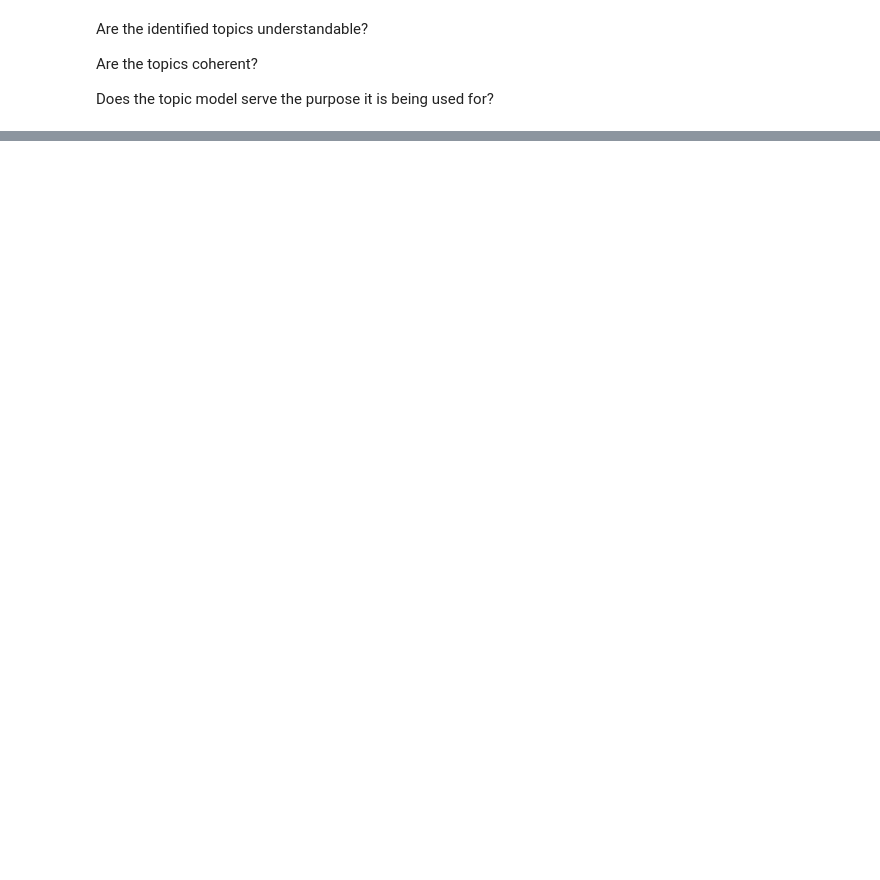
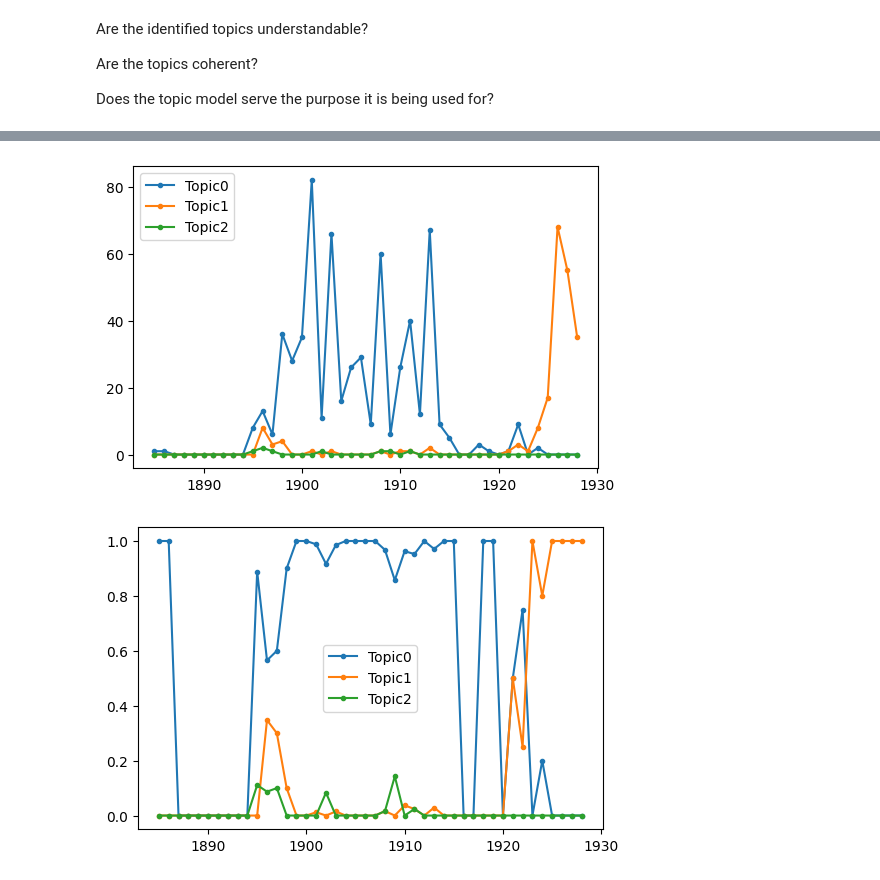
Before and after one commit to lykos273998/Svevo, a Jupyter notebook: topics.ipynb, the cells around one changed output, grey strips where cells are left out. Cells and saved outputs as stored; diff of their text form; code cells hidden in the pictures; blank space fills up the shorter version.

```diff
--- a/topics.ipynb
+++ b/topics.ipynb
@@ -103,8 +107,8 @@ Ferdinando Pasini              11
 Valéry Larbaud                 11
 Name: SR, dtype: int64
 # %%
-sender = corpus_for_tfidf['sender']
-recipient = corpus_for_tfidf['recipient']
+sender = ita_corpus_tfidf['sender']
+recipient = ita_corpus_tfidf['recipient']
 important_people = ['Livia Veneziani','Eugenio Montale','Paul Henri Michel','Valerio Jahier','Marieanne Crémieux Comnène','James Joyce','Giuseppe Prezzolini','Ferdinando Pasini','Valéry Larbaud']
 sr = []
 for i in range(len(sender)):
@@ -114,8 +118,8 @@ for i in range(len(sender)):
         sr.append(recipient[i])
     else:
         sr.append('OTHER')
-corpus_for_tfidf['SR'] = sr
-corpus_for_tfidf['SR'].value_counts()
+ita_corpus_tfidf['SR'] = sr
+ita_corpus_tfidf['SR'].value_counts()
 # %% [output]
 Livia Veneziani               608
 OTHER                          63
@@ -191,17 +196,18 @@ Calculating coherence scores for 2 topics
 # %%
-model_names = ['classical bow no pruning', 'classical bow pruned dictionary', 'tfidf', 'tfidf pruned']
-n_topics = [i for i in range(1,max_n_topics+1)]
-np.shape(coherency_scores)
-plt.figure(dpi=120)
-for i in range(4):
-    plt.plot(n_topics, coherency_scores[:,i], '.-', label = model_names[i])
+if take_measures:
+    model_names = ['classical bow no pruning', 'classical bow pruned dictionary', 'tfidf', 'tfidf pruned']
+    n_topics = [i for i in range(1,max_n_topics+1)]
+    np.shape(coherency_scores)
+    plt.figure(dpi=80, figsize = [10,8])
+    for i in range(4):
+        plt.plot(n_topics, coherency_scores[:,i], '.-', label = model_names[i])
 
-_ = plt.legend()
-_ = plt.show
+    _ = plt.legend()
+    _ = plt.show
 # %%
 lda_model = gensim.models.LdaMulticore(bow, num_topics=num_topics, id2word=dictionary, passes=10)
 # %%
-lda_model_tfidf = gensim.models.LdaMulticore(corpus_tfidf, num_topics=num_topics, id2word=dictionary_for_tfidf, passes=10)
+lda_model_tfidf = gensim.models.LdaMulticore(corpus_for_pruned_tfidf, num_topics=num_topics, id2word=pruned_dictionary_for_tfidf, passes=10)
 # %%
 key_words = extract_topic_keywords(lda_model, 20)
 
@@ -275,39 +362,42 @@ for i in range(len(key_words)):
 # %%
-scores = get_topic_scores(lda_model_tfidf, bow_for_tfidf)
+scores = get_topic_scores(lda_model_tfidf, bow_for_pruned_tfidf)
 letter_topics = list(map(np.argmax, scores))
-corpus_for_tfidf['topic_scores'] = scores
-corpus_for_tfidf['topic'] = letter_topics
+ita_corpus_tfidf['topic_scores'] = scores
+ita_corpus_tfidf['topic'] = letter_topics
 # %%
 topic_per_year = []
 for y in range(min_y,max_y+1):
     counts = [0 for i in range(num_topics)]
-    tpy = corpus_for_tfidf[corpus_for_tfidf['year'] == y]['topic']
+    tpy = ita_corpus_tfidf[ita_corpus_tfidf['year'] == y]['topic']
     for topic in tpy:
         counts[topic] += 1
     topic_per_year.append(counts)
 
 
 yy = [y for y in range(min_y,max_y+1)]
 topic_per_year = np.array(topic_per_year, dtype = float)
 plt.figure(dpi = 100)
 for topic in range(num_topics):
     plt.plot(yy, topic_per_year[:,topic], '.-', label = "Topic" + str(topic))
 plt.legend()
 plt.figure(dpi = 100)
 
 topic_per_year_norm = np.zeros_like(topic_per_year)
 
 for i in range(len(topic_per_year)):
     if np.sum(topic_per_year[i,:]) != 0:
 
         topic_per_year_norm[i,:] = topic_per_year[i,:]/np.sum(topic_per_year[i,:])
         #print(np.sum(topic_per_year[i,:]), topic_per_year_norm[i,:])
 
 
 
 for topic in range(num_topics):
     plt.plot(yy, topic_per_year_norm[:,topic], '.-', label = "Topic" + str(topic))
 _ = plt.legend()
+# %% [output]
+[figure, added]
+[figure, added]
 # %%
 people = []
 important_people = ['Livia Veneziani','Eugenio Montale','Paul Henri Michel','Valerio Jahier','Marieanne Crémieux Comnène','James Joyce','Giuseppe Prezzolini','Ferdinando Pasini','Valéry Larbaud']
```
Also changed, not shown: parts of 12 cells of this notebook.
